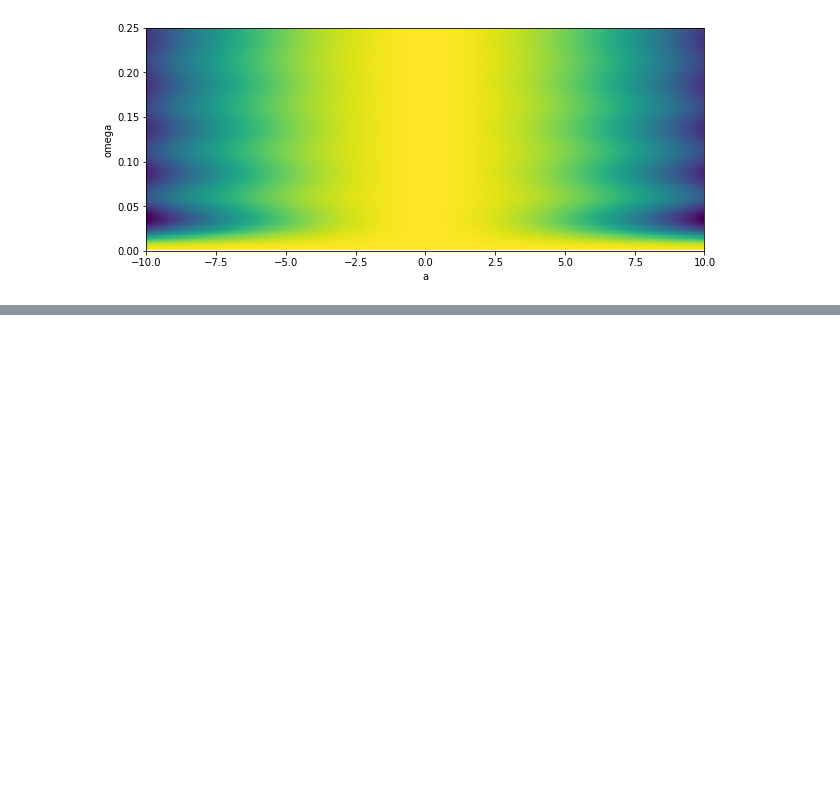
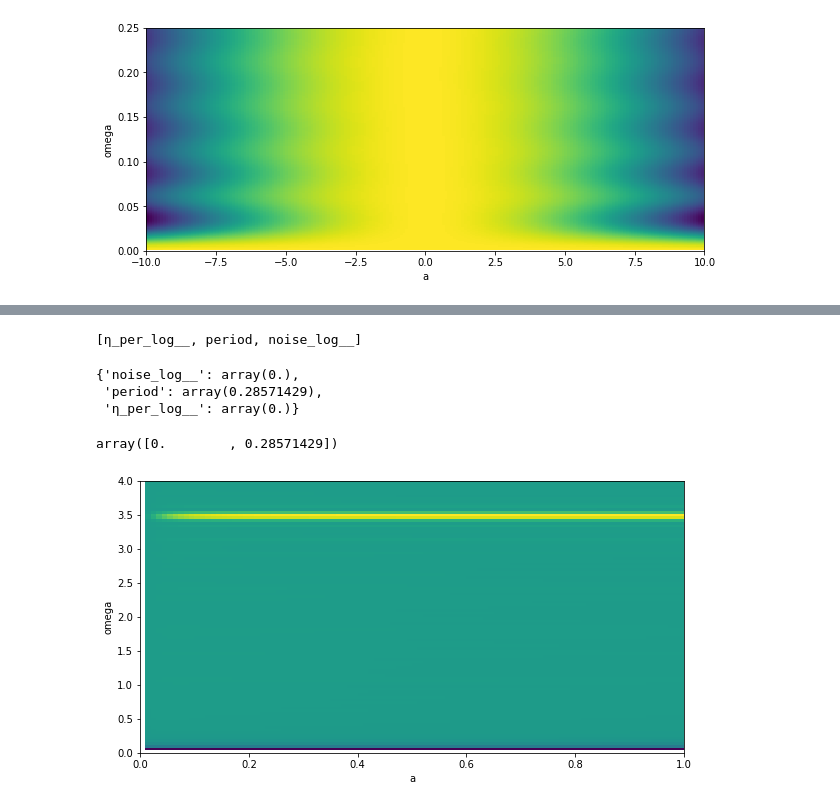
Before and after one commit to junpenglao/Planet_Sakaar_Data_Science, a Jupyter notebook: PyMC3QnA/discourse_1190.ipynb, the cells around one changed output, grey strips where cells are left out. Drawn from its saved outputs; the diff is of its cells as text; code cells hidden in the pictures; blank space fills up the shorter version.

```diff
--- a/PyMC3QnA/discourse_1190.ipynb
+++ b/PyMC3QnA/discourse_1190.ipynb
@@ -187,0 +232,37 @@ ax.set_ylabel('omega');
+# %%
+model.free_RVs
+# %% [output]
+[η_per_log__, period, noise_log__]
+# %%
+logp_dlogp_cond = model.logp_dlogp_function([model.free_RVs[0], model.free_RVs[1]])
+# %%
+pt = model.test_point
+pt
+# %% [output]
+{'noise_log__': array(0.),
+ 'period': array(0.28571429),
+ 'η_per_log__': array(0.)}
+# %%
+logp_dlogp_cond.set_extra_values(mp)
+# %%
+logp_dlogp_cond.dict_to_array(pt)
+# %% [output]
+array([0.        , 0.28571429])
+# %%
+# grid search
+omega_ = np.linspace(0, 4, 100)
+a_ = np.linspace(0, 1, 100)
+ov_, av_ = np.meshgrid(omega_, a_)
+logvec = np.asarray([logp_dlogp_cond(np.asarray([np.log(a__), 1/o__]))[0]
+                    for o__, a__ in zip(ov_.flatten(), av_.flatten())])
+# %%
+ll = logvec.reshape(av_.shape)
+
+_, ax = plt.subplots(1, 1, figsize=(10, 5))
+ax.imshow(ll.T, cmap='viridis',
+         extent=[a_[0], a_[-1], omega_[0], omega_[-1]], aspect=1/16*2, origin='lower'
+         )
+ax.set_xlabel('a')
+ax.set_ylabel('omega');
+# %% [output]
+[figure, added]
```
Also changed, not shown: parts of 11 cells of this notebook.
